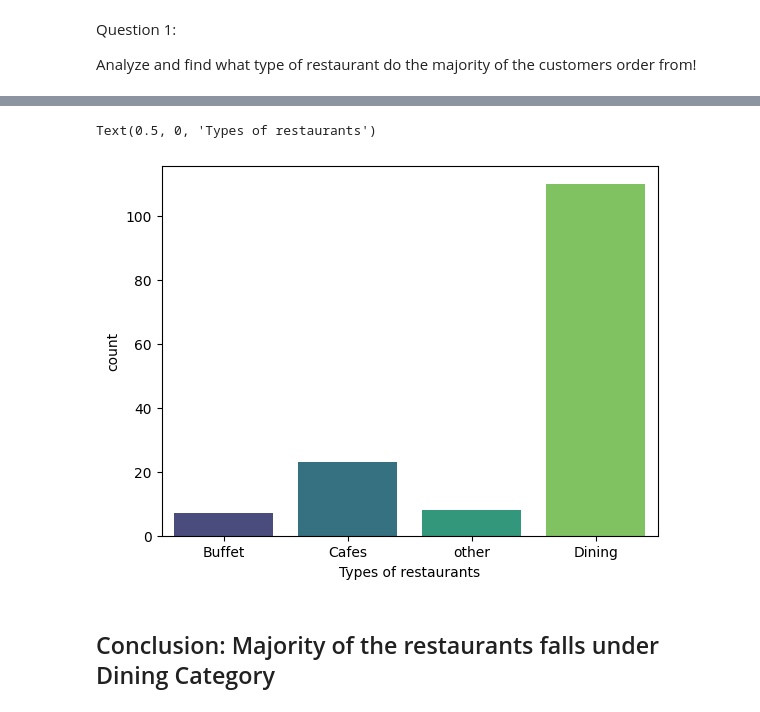
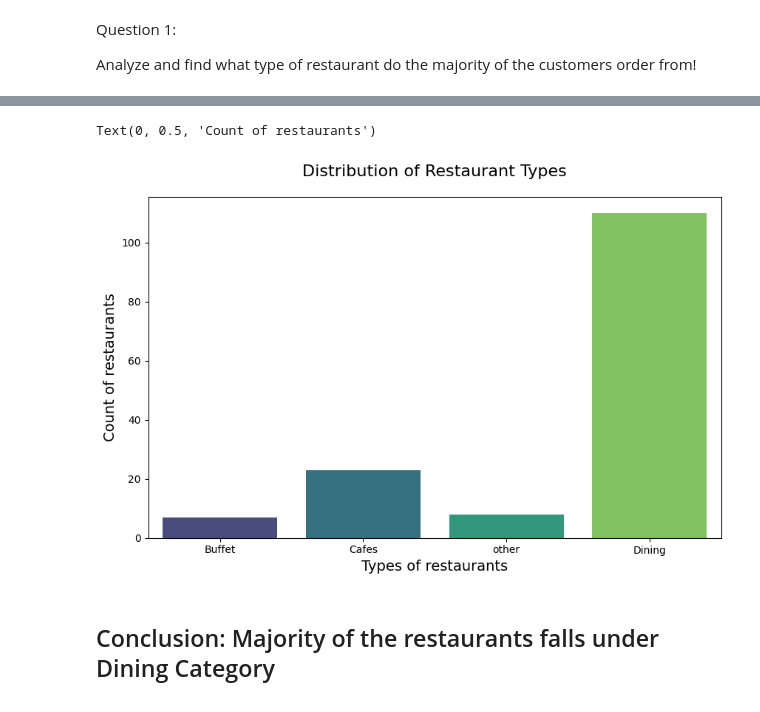
Before and after one commit to Vanshaj14Mohan/Zomata-Data-Analysis, a Jupyter notebook: Files/main.ipynb, the cells around one changed output, grey strips where cells are left out. Cells and saved outputs as stored; diff of their text form; code cells hidden in the pictures.

```diff
--- a/Files/main.ipynb
+++ b/Files/main.ipynb
@@ -102,11 +102,14 @@ df.head()
 | 3 | Addhuri Udupi Bhojana | No | No | 3.7 | 88 | 300 | Buffet |
 | 4 | Grand Village | No | No | 3.8 | 166 | 600 | Buffet |
 # %%
-sns.countplot(x=df["listed_in(type)"], hue=df["listed_in(type)"], palette='viridis')
-plt.xlabel("Types of restaurants")
+plt.figure(figsize=(10, 6))
+sns.countplot(x=df["listed_in(type)"], hue=df["listed_in(type)"], palette='viridis', legend=False)
+plt.title("Distribution of Restaurant Types", fontsize=16, pad=20)
+plt.xlabel("Types of restaurants", fontsize=14)
+plt.ylabel("Count of restaurants", fontsize=14)
 # %% [output]
-Text(0.5, 0, 'Types of restaurants')
+Text(0, 0.5, 'Count of restaurants')
-[figure, old version]
+[figure, new version]
 # %% [markdown]
 ## Conclusion: Majority of the restaurants falls under Dining Category
 # %% [markdown]
```
